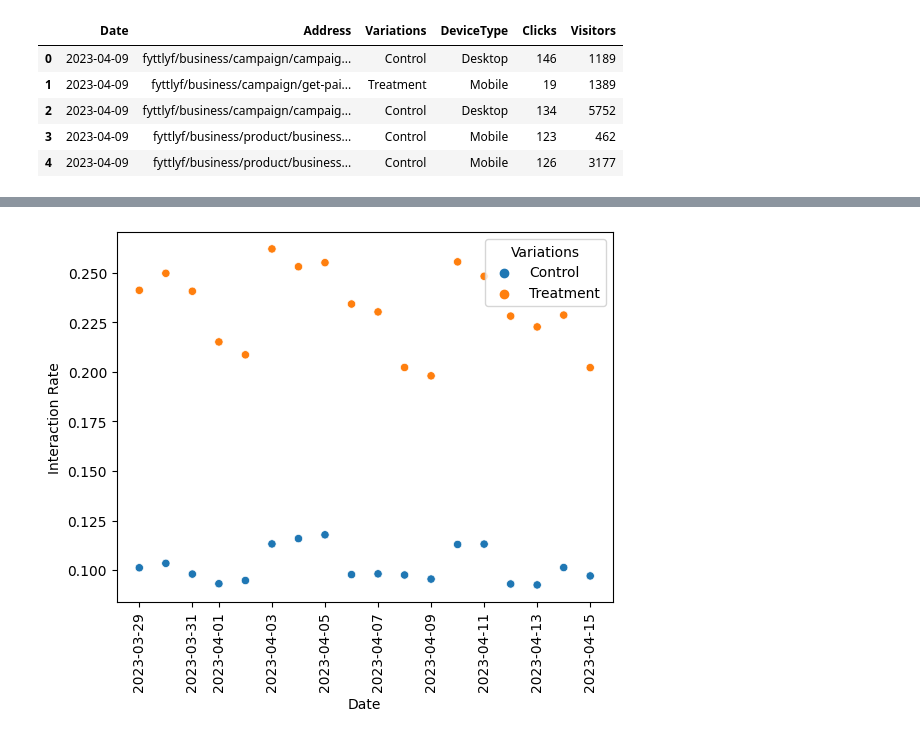
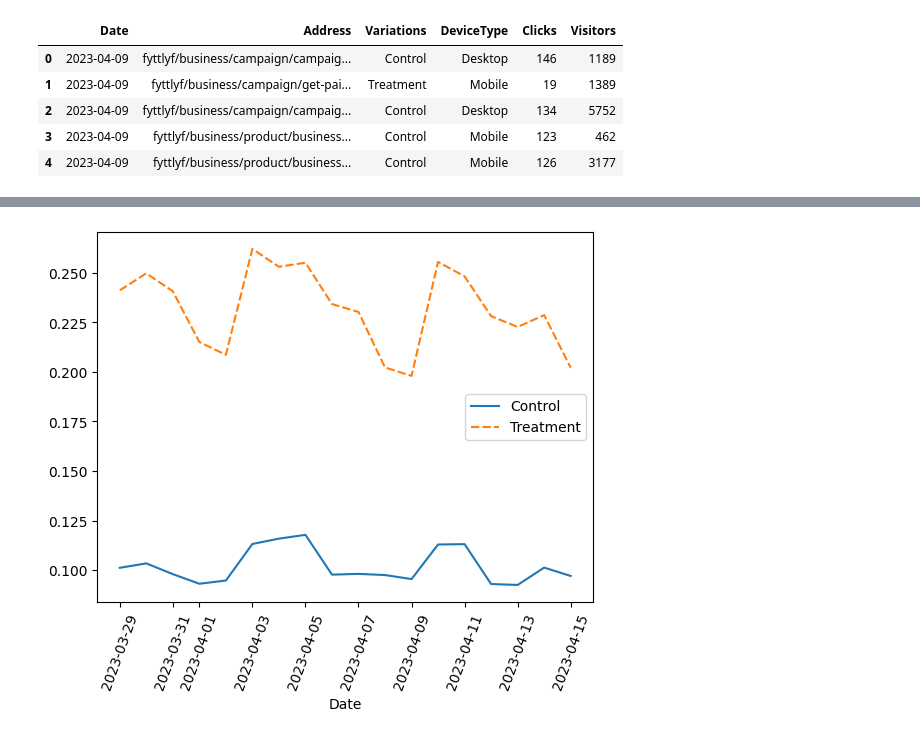
Before and after one commit to pratiksrm99/DataAnalysis, a Jupyter notebook: Website_Visitors_Data_Analysis/Analysis Notebook/Part_4-A_B_testing.ipynb, the cells around one changed output, grey strips where cells are left out. Drawn from its saved outputs; the diff is of its cells as text; code cells hidden in the pictures.

Commit message:
Update: Part 4: Visualizations

```diff
--- a/Website_Visitors_Data_Analysis/Analysis Notebook/Part_4-A_B_testing.ipynb
+++ b/Website_Visitors_Data_Analysis/Analysis Notebook/Part_4-A_B_testing.ipynb
@@ -137,9 +146,9 @@ new_df
-# %%
-sns.scatterplot(new_df.reset_index(),
-                x="Date", y="Interaction Rate", hue="Variations")
-
-plt.xticks(rotation=90)
-plt.show()
-# %% [output]
-[figure, removed]
+# %%
+
+sns.lineplot(new_df)
+plt.xticks(rotation=70)
+plt.legend()
+plt.show()
+# %% [output]
+[figure, added]
 # %%
```
Also changed, not shown: parts of 2 cells of this notebook.
